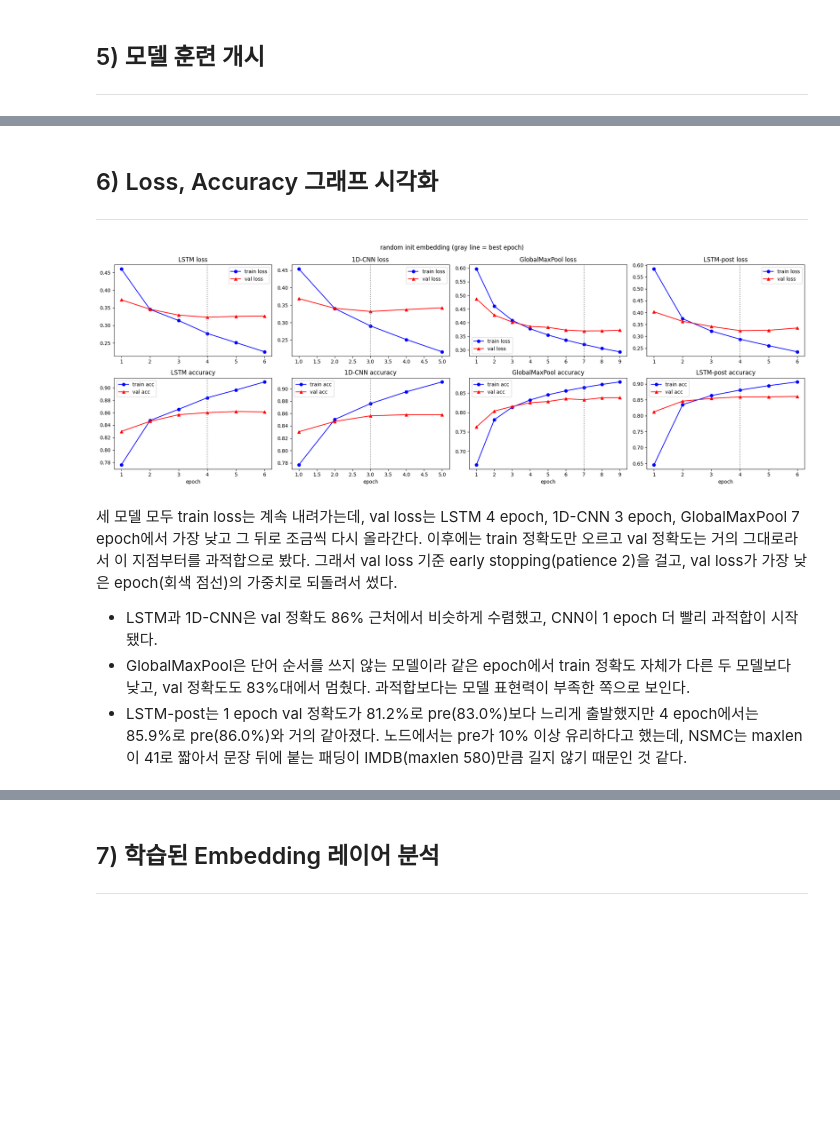
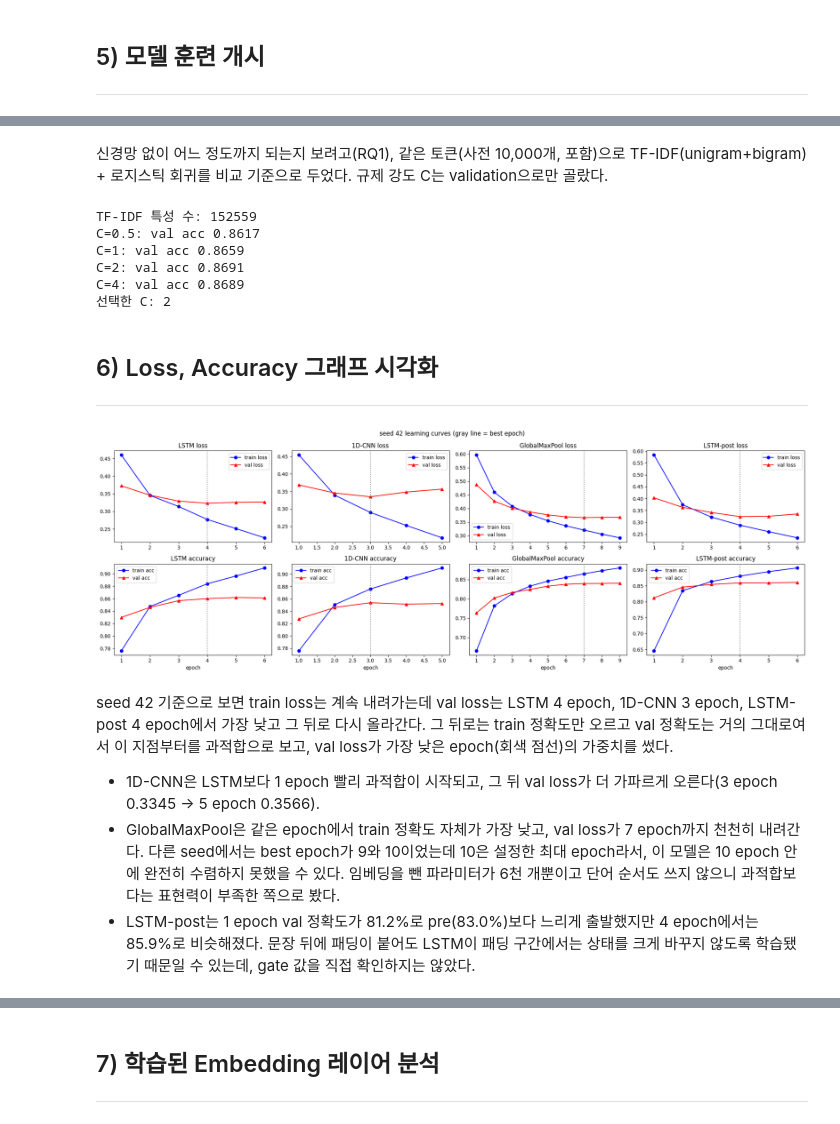
Before and after one commit to gosu1/ERICA_X_MODULABS_NLP, a Jupyter notebook: 02_Sentiment_Analysis/NSMC_sentiment_project.ipynb, the cells around one changed output, grey strips where cells are left out. Saved outputs shown, nothing was run; the diff lists cells and outputs as text; code cells hidden in the pictures; blank space fills up the shorter version.

```diff
--- a/02_Sentiment_Analysis/NSMC_sentiment_project.ipynb
+++ b/02_Sentiment_Analysis/NSMC_sentiment_project.ipynb
@@ -482,20 +510,25 @@ def run_epoch(model, loader, loss_fn, optimizer=None):
             n += len(y)
     return total_loss / n, correct / n
 
-def train_model(name, model, train_loader, val_loader, epochs=10, patience=2, lr=1e-3):
+@torch.no_grad()
+def predict_proba(model, loader):
+    model.eval()
+    return np.concatenate([torch.sigmoid(model(x.to(device))).cpu().numpy() for x, _ in loader])
+
+def train_model(name, model, train_loader, val_loader, epochs=10, patience=2, lr=1e-3, verbose=True):
     """val loss가 patience번 연속 나빠지면 멈추고, val loss가 가장 낮았던 epoch의 가중치로 되돌린다."""
     model.to(device)
-    optimizer = torch.optim.Adam(model.parameters(), lr=lr)
+    optimizer = torch.optim.Adam([p for p in model.parameters() if p.requires_grad], lr=lr)
     loss_fn = nn.BCEWithLogitsLoss()
     history = {'train_loss': [], 'train_acc': [], 'val_loss': [], 'val_acc': []}
     best_loss, best_state, best_epoch, wait = float('inf'), None, 0, 0
-    start = time.time()
     for epoch in range(1, epochs + 1):
         tl, ta = run_epoch(model, train_loader, loss_fn, optimizer)
         vl, va = run_epoch(model, val_loader, loss_fn)
         for k, v in zip(history, [tl, ta, vl, va]):
             history[k].append(v)
-        print(f'[{name}] epoch {epoch:2d} | train loss {tl:.4f} acc {ta:.4f} | val loss {vl:.4f} acc {va:.4f}')
+        if verbose:
+            print(f'[{name}] epoch {epoch:2d} | train loss {tl:.4f} acc {ta:.4f} | val loss {vl:.4f} acc {va:.4f}')
         if vl < best_loss:
             best_loss, best_state, best_epoch, wait = vl, copy.deepcopy(model.state_dict()), epoch, 0
         else:
@@ -503,6 +536,22 @@ def train_model(name, model, train_loader, val_loader, epochs=10, patience=2, lr
             if wait >= patience:
                 break
     model.load_state_dict(best_state)
-    print(f'[{name}] best epoch {best_epoch}, val acc {history["val_acc"][best_epoch-1]:.4f}, {time.time()-start:.0f}s')
-    return {'model': model, 'history': history, 'best_epoch': best_epoch}
+    return {'model': model, 'history': history, 'best_epoch': best_epoch, 'val_acc': history['val_acc'][best_epoch - 1]}
+
+all_runs = {}
+
+def run_config(name, build_model, loaders):
+    """같은 설정을 SEEDS마다 학습한다. 선택은 run마다 val loss로 하고, test는 끝난 뒤 보고용으로만 계산한다."""
+    train_loader, val_loader, test_loader = loaders
+    all_runs[name] = {}
+    start = time.time()
+    for seed in SEEDS:
+        set_seed(seed)
+        train_loader.generator.manual_seed(seed)   # 배치 순서도 seed에 맞춰 고정
+        r = train_model(f'{name}/seed{seed}', build_model(), train_loader, val_loader, verbose=(seed == SEEDS[0]))
+        r['test_proba'] = predict_proba(r['model'], test_loader)
+        r['test_acc'] = np.mean((r['test_proba'] > 0.5) == y_test)
+        all_runs[name][seed] = r
+        print(f'  {name} seed {seed}: best epoch {r["best_epoch"]}, val acc {r["val_acc"]:.4f}')
+    print(f'  ({time.time() - start:.0f}s)')
 # %%
@@ -545,29 +595,59 @@ set_seed(); lstm_post = train_model('LSTM-post', LSTMClassifier(vocab_size, word
+# %% [markdown]
+신경망 없이 어느 정도까지 되는지 보려고(RQ1), 같은 토큰(사전 10,000개, <UNK> 포함)으로 TF-IDF(unigram+bigram) + 로지스틱 회귀를 비교 기준으로 두었다. 규제 강도 C는 validation으로만 골랐다.
+# %%
+from sklearn.feature_extraction.text import TfidfVectorizer
+from sklearn.linear_model import LogisticRegression
+
+as_text = lambda seqs: [' '.join(map(str, s)) for s in seqs]
+tfidf = TfidfVectorizer(token_pattern=r'\S+', ngram_range=(1, 2), min_df=2, sublinear_tf=True)
+Xtr_tfidf = tfidf.fit_transform(as_text([X_train[i] for i in idx_tr]))
+Xval_tfidf = tfidf.transform(as_text([X_train[i] for i in idx_val]))
+Xte_tfidf = tfidf.transform(as_text(X_test))
+print('TF-IDF 특성 수:', Xtr_tfidf.shape[1])
+
+best_c, best_val = None, -1
+for C in [0.5, 1, 2, 4]:
+    clf = LogisticRegression(C=C, max_iter=2000).fit(Xtr_tfidf, y_train[idx_tr])
+    val_acc = clf.score(Xval_tfidf, y_train[idx_val])
+    print(f'C={C}: val acc {val_acc:.4f}')
+    if val_acc > best_val:
+        best_c, best_val, best_clf = C, val_acc, clf
+baseline = {'C': best_c, 'val_acc': best_val, 'test_acc': best_clf.score(Xte_tfidf, y_test)}
+print('선택한 C:', best_c)
+# %% [output]
+TF-IDF 특성 수: 152559
+C=0.5: val acc 0.8617
+C=1: val acc 0.8659
+C=2: val acc 0.8691
+C=4: val acc 0.8689
+선택한 C: 2
 # %% [markdown]
 ## 6) Loss, Accuracy 그래프 시각화
 ---
 # %%
 def plot_histories(hist_dict, title=''):
     fig, axes = plt.subplots(2, len(hist_dict), figsize=(5 * len(hist_dict), 7), squeeze=False)
     for col, (name, r) in enumerate(hist_dict.items()):
         h = r['history']; ep = range(1, len(h['train_loss']) + 1)
         axes[0, col].plot(ep, h['train_loss'], 'bo-', label='train loss')
         axes[0, col].plot(ep, h['val_loss'], 'r^-', label='val loss')
         axes[0, col].axvline(r['best_epoch'], color='gray', linestyle=':')
         axes[0, col].set_title(f'{name} loss'); axes[0, col].legend()
         axes[1, col].plot(ep, h['train_acc'], 'bo-', label='train acc')
         axes[1, col].plot(ep, h['val_acc'], 'r^-', label='val acc')
         axes[1, col].axvline(r['best_epoch'], color='gray', linestyle=':')
         axes[1, col].set_title(f'{name} accuracy'); axes[1, col].set_xlabel('epoch'); axes[1, col].legend()
     fig.suptitle(title)
     plt.tight_layout()
     plt.show()
 
-plot_histories({**results, 'LSTM-post': lstm_post}, 'random init embedding (gray line = best epoch)')
+plot_histories({n: all_runs[n][SEEDS[0]] for n in ['LSTM', '1D-CNN', 'GlobalMaxPool', 'LSTM-post']},
+               f'seed {SEEDS[0]} learning curves (gray line = best epoch)')
 # %% [output]
-[figure, old version]
+[figure, new version]
 # %% [markdown]
-세 모델 모두 train loss는 계속 내려가는데, val loss는 LSTM 4 epoch, 1D-CNN 3 epoch, GlobalMaxPool 7 epoch에서 가장 낮고 그 뒤로 조금씩 다시 올라간다. 이후에는 train 정확도만 오르고 val 정확도는 거의 그대로라서 이 지점부터를 과적합으로 봤다. 그래서 val loss 기준 early stopping(patience 2)을 걸고, val loss가 가장 낮은 epoch(회색 점선)의 가중치로 되돌려서 썼다.
+seed 42 기준으로 보면 train loss는 계속 내려가는데 val loss는 LSTM 4 epoch, 1D-CNN 3 epoch, LSTM-post 4 epoch에서 가장 낮고 그 뒤로 다시 올라간다. 그 뒤로는 train 정확도만 오르고 val 정확도는 거의 그대로여서 이 지점부터를 과적합으로 보고, val loss가 가장 낮은 epoch(회색 점선)의 가중치를 썼다.
 
-- LSTM과 1D-CNN은 val 정확도 86% 근처에서 비슷하게 수렴했고, CNN이 1 epoch 더 빨리 과적합이 시작됐다.
-- GlobalMaxPool은 단어 순서를 쓰지 않는 모델이라 같은 epoch에서 train 정확도 자체가 다른 두 모델보다 낮고, val 정확도도 83%대에서 멈췄다. 과적합보다는 모델 표현력이 부족한 쪽으로 보인다.
-- LSTM-post는 1 epoch val 정확도가 81.2%로 pre(83.0%)보다 느리게 출발했지만 4 epoch에서는 85.9%로 pre(86.0%)와 거의 같아졌다. 노드에서는 pre가 10% 이상 유리하다고 했는데, NSMC는 maxlen이 41로 짧아서 문장 뒤에 붙는 패딩이 IMDB(maxlen 580)만큼 길지 않기 때문인 것 같다.
+- 1D-CNN은 LSTM보다 1 epoch 빨리 과적합이 시작되고, 그 뒤 val loss가 더 가파르게 오른다(3 epoch 0.3345 → 5 epoch 0.3566).
+- GlobalMaxPool은 같은 epoch에서 train 정확도 자체가 가장 낮고, val loss가 7 epoch까지 천천히 내려간다. 다른 seed에서는 best epoch가 9와 10이었는데 10은 설정한 최대 epoch라서, 이 모델은 10 epoch 안에 완전히 수렴하지 못했을 수 있다. 임베딩을 뺀 파라미터가 6천 개뿐이고 단어 순서도 쓰지 않으니 과적합보다는 표현력이 부족한 쪽으로 봤다.
+- LSTM-post는 1 epoch val 정확도가 81.2%로 pre(83.0%)보다 느리게 출발했지만 4 epoch에서는 85.9%로 비슷해졌다. 문장 뒤에 패딩이 붙어도 LSTM이 패딩 구간에서는 상태를 크게 바꾸지 않도록 학습됐기 때문일 수 있는데, gate 값을 직접 확인하지는 않았다.
```
Also changed, not shown: parts of 40 cells of this notebook, 1 other file.
